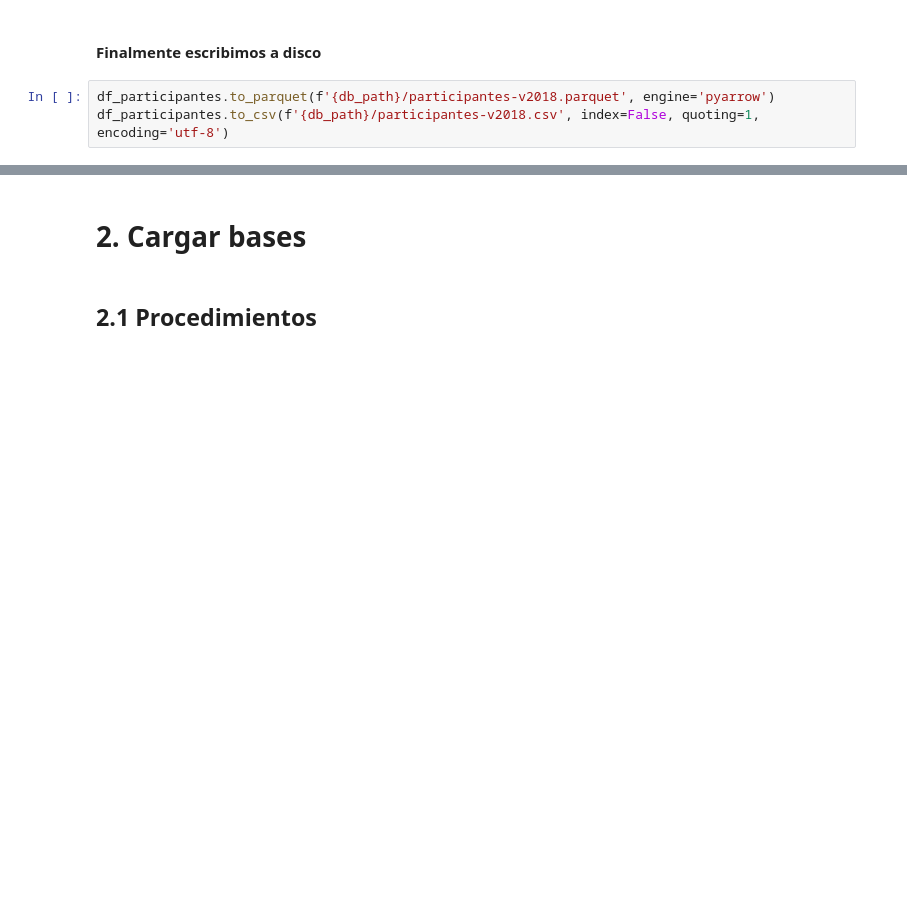
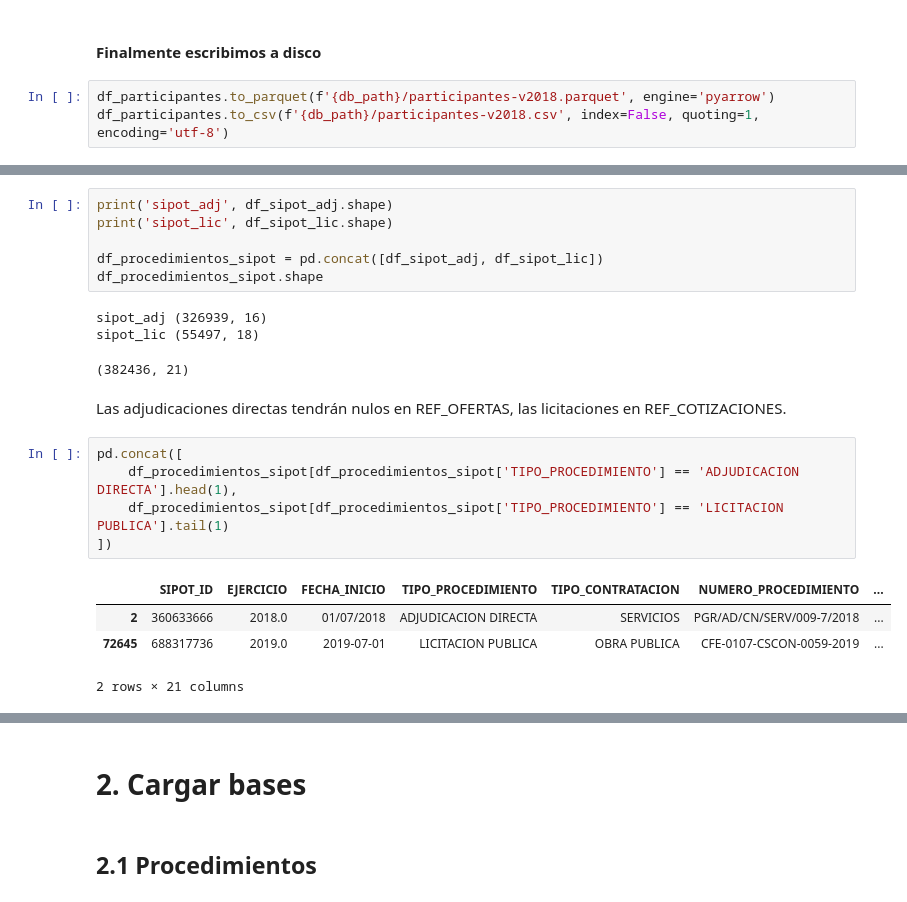
Before and after one commit to imco/IRC, a Jupyter notebook: notebooks/IRC_v2.ipynb, the cells around one changed output, grey strips where cells are left out. Saved outputs shown, nothing was run; the diff lists cells and outputs as text; blank space fills up the shorter version.

```diff
--- a/notebooks/IRC_v2.ipynb
+++ b/notebooks/IRC_v2.ipynb
@@ -1109,0 +1212,22 @@ df_participantes.to_csv(f'{db_path}/participantes-v2018.csv', index=False, quoti
+# %%
+print('sipot_adj', df_sipot_adj.shape)
+print('sipot_lic', df_sipot_lic.shape)
+
+df_procedimientos_sipot = pd.concat([df_sipot_adj, df_sipot_lic])
+df_procedimientos_sipot.shape
+# %% [output]
+sipot_adj (326939, 16)
+sipot_lic (55497, 18)
+(382436, 21)
+# %% [markdown]
+Las adjudicaciones directas tendrán nulos en REF_OFERTAS, las licitaciones en REF_COTIZACIONES.
+# %%
+pd.concat([
+    df_procedimientos_sipot[df_procedimientos_sipot['TIPO_PROCEDIMIENTO'] == 'ADJUDICACION DIRECTA'].head(1),
+    df_procedimientos_sipot[df_procedimientos_sipot['TIPO_PROCEDIMIENTO'] == 'LICITACION PUBLICA'].tail(1)
+])
+# %% [output]
+|  | SIPOT_ID | EJERCICIO | FECHA_INICIO | TIPO_PROCEDIMIENTO | TIPO_CONTRATACION | NUMERO_PROCEDIMIENTO | ... |
+| 2 | 360633666 | 2018.0 | 01/07/2018 | ADJUDICACION DIRECTA | SERVICIOS | PGR/AD/CN/SERV/009-7/2018 | ... |
+| 72645 | 688317736 | 2019.0 | 2019-07-01 | LICITACION PUBLICA | OBRA PUBLICA | CFE-0107-CSCON-0059-2019 | ... |
+2 rows × 21 columns
```
Also changed, not shown: parts of 23 cells of this notebook.
